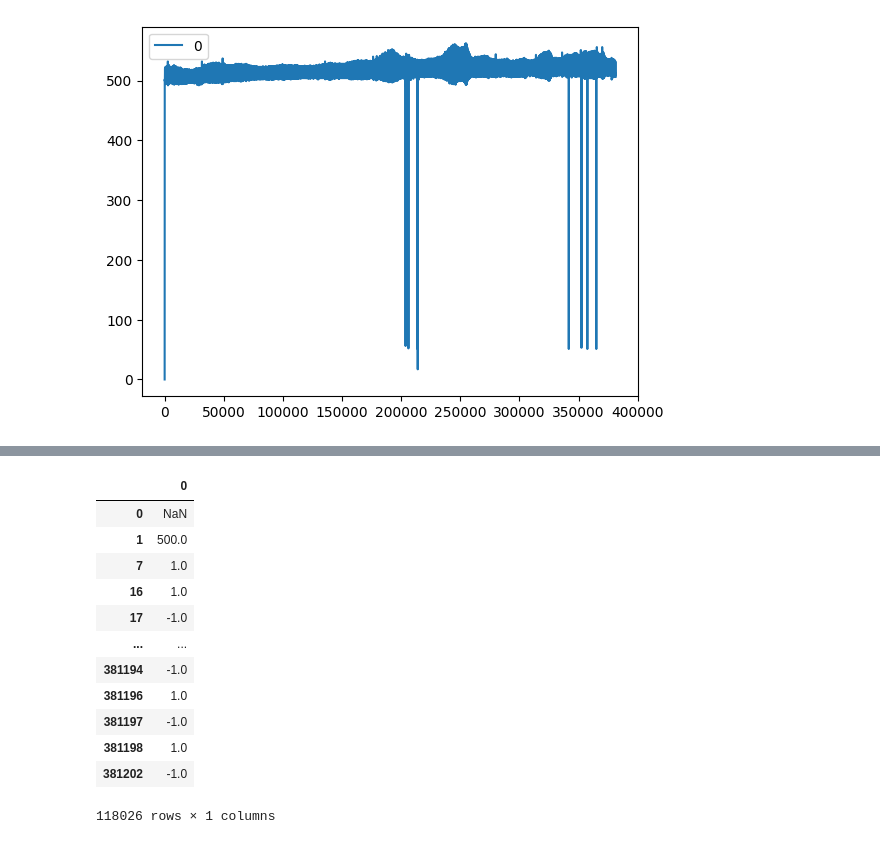
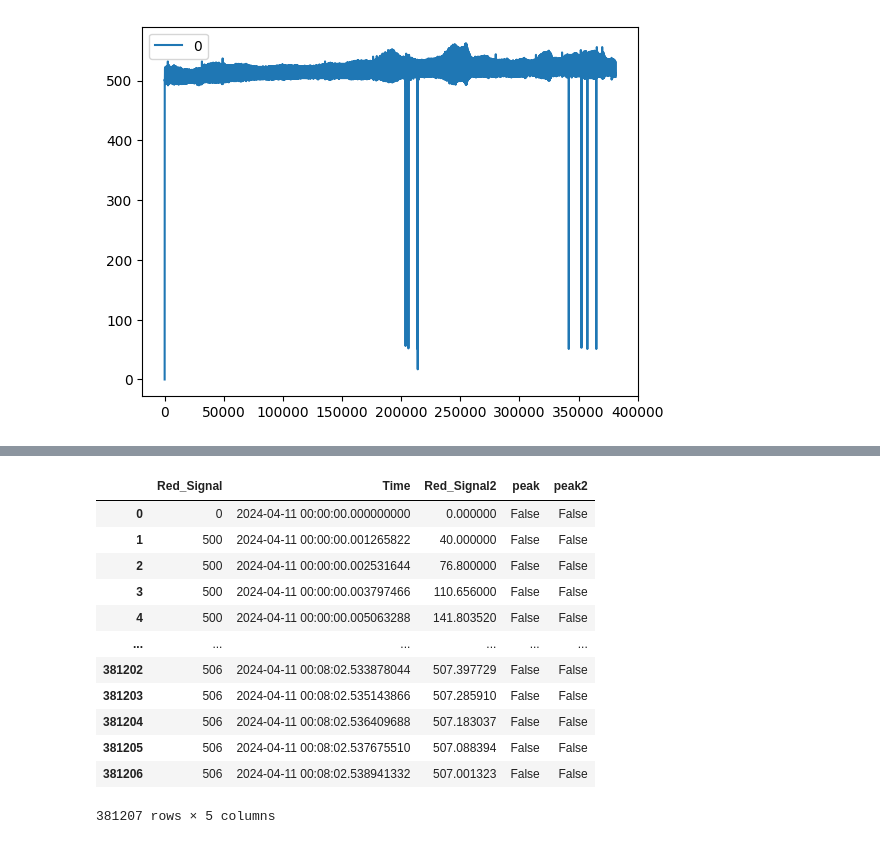
Before and after one commit to SJinLee/PPG, a Jupyter notebook: 04.Yurim_data.ipynb, the cells around one changed output, grey strips where cells are left out. Saved outputs shown, nothing was run; the diff lists cells and outputs as text; code cells hidden in the pictures.

```diff
--- a/04.Yurim_data.ipynb
+++ b/04.Yurim_data.ipynb
@@ -38,17 +27,0 @@ data.iloc[100:9000].plot()
-# %%
-diffdata = data.diff()
-diffdata.loc[diffdata[0]!=0]
-# %% [output]
-|  | 0 |
-| 0 | NaN |
-| 1 | 500.0 |
-| 7 | 1.0 |
-| 16 | 1.0 |
-| 17 | -1.0 |
-| ... | ... |
-| 381194 | -1.0 |
-| 381196 | 1.0 |
-| 381197 | -1.0 |
-| 381198 | 1.0 |
-| 381202 | -1.0 |
-118026 rows × 1 columns
@@ -54,0 +35,16 @@ diffdata.loc[diffdata[0]!=0]
+# %%
+data3
+# %% [output]
+|  | Red_Signal | Time | Red_Signal2 | peak | peak2 |
+| 0 | 0 | 2024-04-11 00:00:00.000000000 | 0.000000 | False | False |
+| 1 | 500 | 2024-04-11 00:00:00.001265822 | 40.000000 | False | False |
+| 2 | 500 | 2024-04-11 00:00:00.002531644 | 76.800000 | False | False |
+| 3 | 500 | 2024-04-11 00:00:00.003797466 | 110.656000 | False | False |
+| 4 | 500 | 2024-04-11 00:00:00.005063288 | 141.803520 | False | False |
+| ... | ... | ... | ... | ... | ... |
+| 381202 | 506 | 2024-04-11 00:08:02.533878044 | 507.397729 | False | False |
+| 381203 | 506 | 2024-04-11 00:08:02.535143866 | 507.285910 | False | False |
+| 381204 | 506 | 2024-04-11 00:08:02.536409688 | 507.183037 | False | False |
+| 381205 | 506 | 2024-04-11 00:08:02.537675510 | 507.088394 | False | False |
+| 381206 | 506 | 2024-04-11 00:08:02.538941332 | 507.001323 | False | False |
+381207 rows × 5 columns
```
Also changed, not shown: parts of 6 cells of this notebook.
